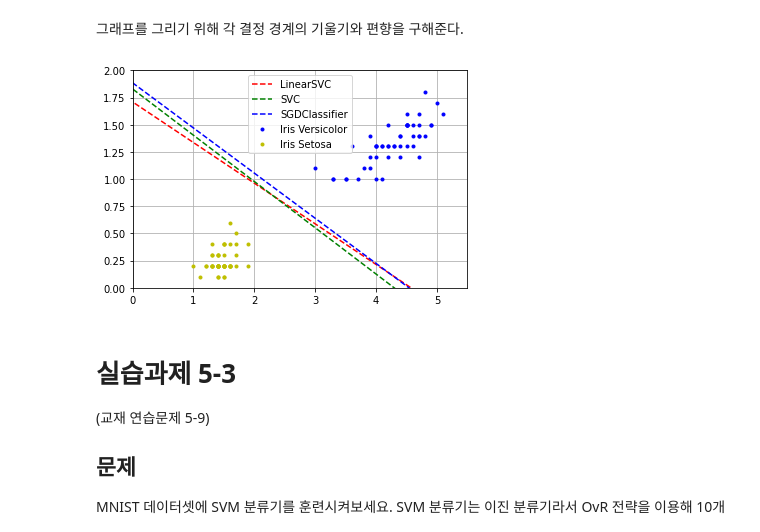
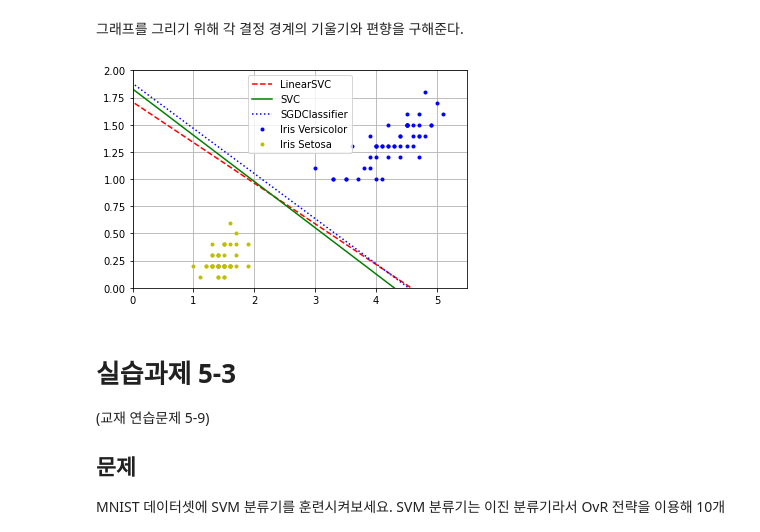
Before and after one commit to vallisneria/hknu4-artificial-intelligence, a Jupyter notebook: Chapter05/practice.ipynb, the cells around one changed output. Saved outputs shown, nothing was run; the diff lists cells and outputs as text; code cells hidden in the pictures.

```diff
--- a/Chapter05/practice.ipynb
+++ b/Chapter05/practice.ipynb
@@ -76,19 +76,19 @@ line_sgd = scaler.inverse_transform([[-10, -10 * w_sgd + b_sgd], [10, 10 * w_sgd
 # %%
 # 각 모델의 결정 경계를 표시
 plt.plot(line_lin[:, 0], line_lin[:, 1], "r--", label="LinearSVC")
-plt.plot(line_svm[:, 0], line_svm[:, 1], "g--", label="SVC")
-plt.plot(line_sgd[:, 0], line_sgd[:, 1], "b--", label="SGDClassifier")
+plt.plot(line_svm[:, 0], line_svm[:, 1], "g-", label="SVC")
+plt.plot(line_sgd[:, 0], line_sgd[:, 1], "b:", label="SGDClassifier")
 
 # 데이터를 표시
 plt.plot(X[:, 0][y == 1], X[:, 1][y == 1], "b.", label="Iris Versicolor")
 plt.plot(X[:, 0][y == 0], X[:, 1][y == 0], "y.", label="Iris Setosa")
 
 plt.legend(loc="upper center")
 plt.grid(True)
 plt.axis([0, 5.5, 0, 2])
 plt.show()
 # %% [output]
-[figure, old version]
+[figure, new version]
 # %% [markdown]
 # 실습과제 5-3
 (교재 연습문제 5-9)
```
Also changed, not shown: parts of 34 cells of this notebook.
